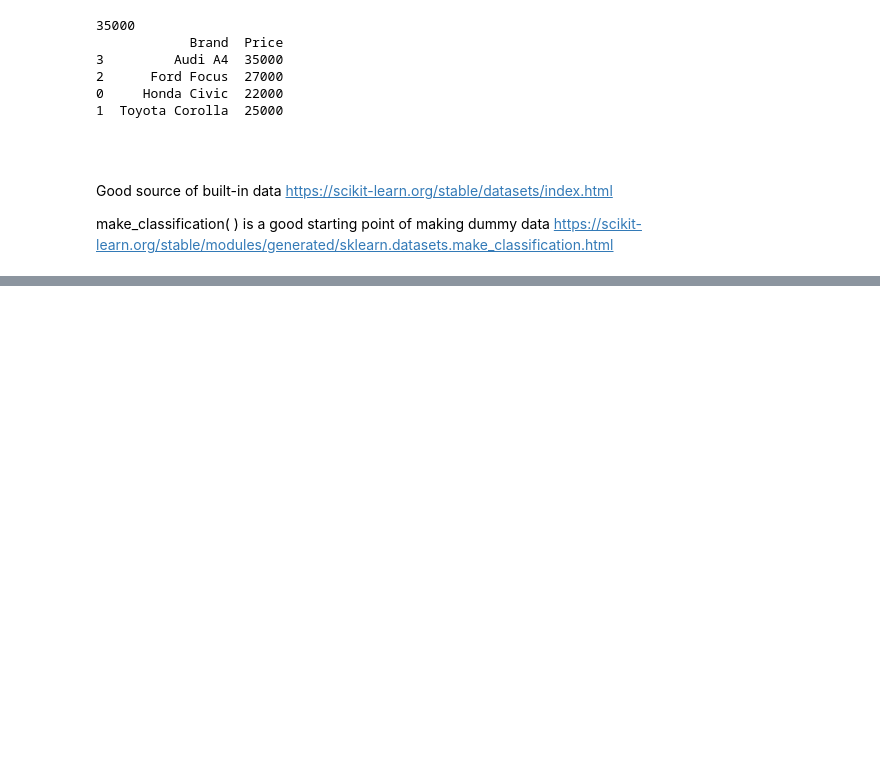
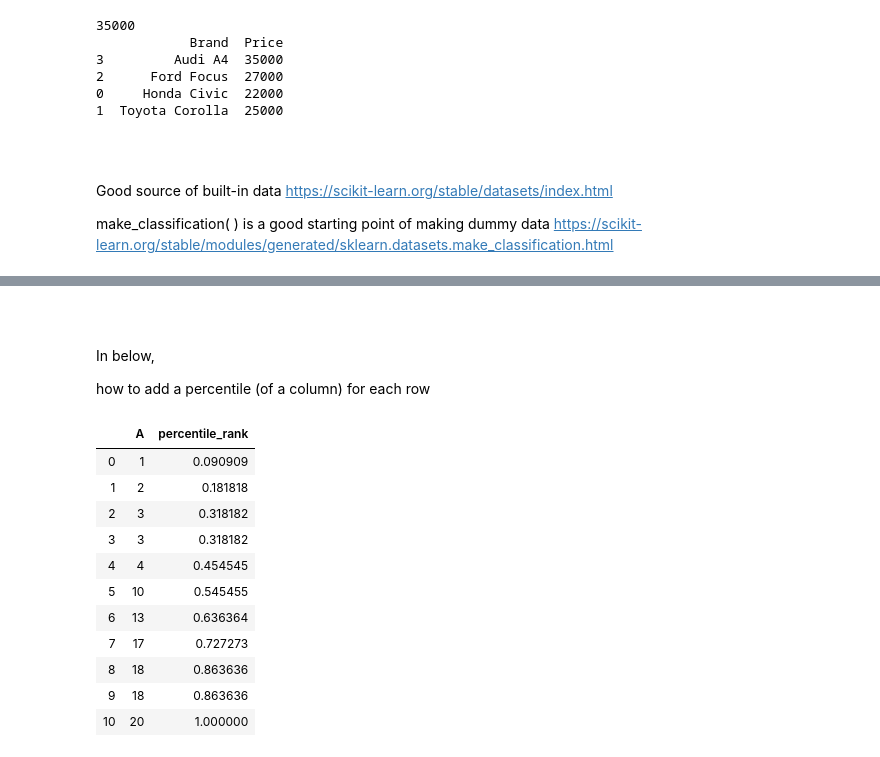
Before and after one commit to kanru-wang/notes, a Jupyter notebook: python_tricks.ipynb, the cells around one changed output, grey strips where cells are left out. Drawn from its saved outputs; the diff is of its cells as text; code cells hidden in the pictures; blank space fills up the shorter version.

```diff
--- a/python_tricks.ipynb
+++ b/python_tricks.ipynb
@@ -735,0 +763,23 @@ make_classification( ) is a good starting point of making dummy data https://sci
+# %% [markdown]
+<br>
+<br>
+
+In below,
+
+how to add a percentile (of a column) for each row
+# %%
+df = pd.DataFrame({'A': [1, 2, 3, 3, 4, 10, 13, 17, 18, 18, 20]})
+df.assign(percentile_rank=df["A"].rank(pct=True))
+# %% [output]
+|  | A | percentile_rank |
+| 0 | 1 | 0.090909 |
+| 1 | 2 | 0.181818 |
+| 2 | 3 | 0.318182 |
+| 3 | 3 | 0.318182 |
+| 4 | 4 | 0.454545 |
+| 5 | 10 | 0.545455 |
+| 6 | 13 | 0.636364 |
+| 7 | 17 | 0.727273 |
+| 8 | 18 | 0.863636 |
+| 9 | 18 | 0.863636 |
+| 10 | 20 | 1.000000 |
```
Also changed, not shown: parts of 3 cells of this notebook.
